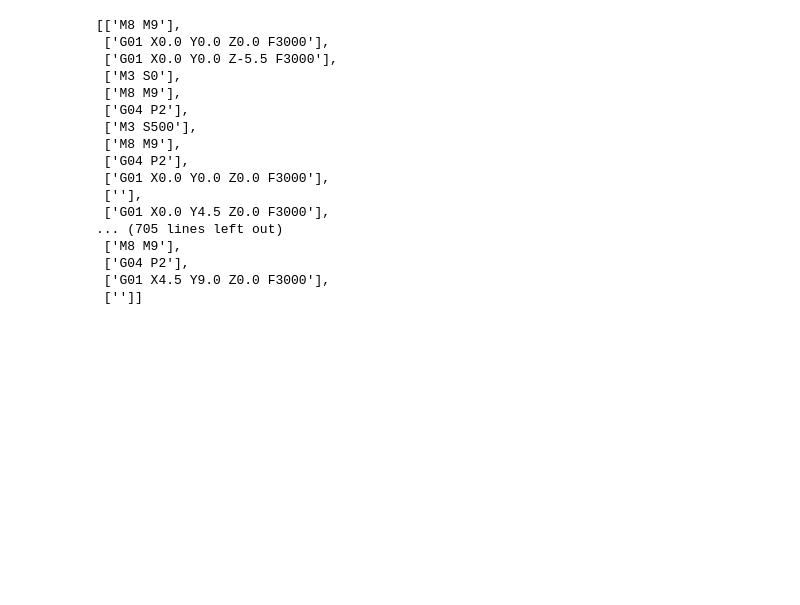
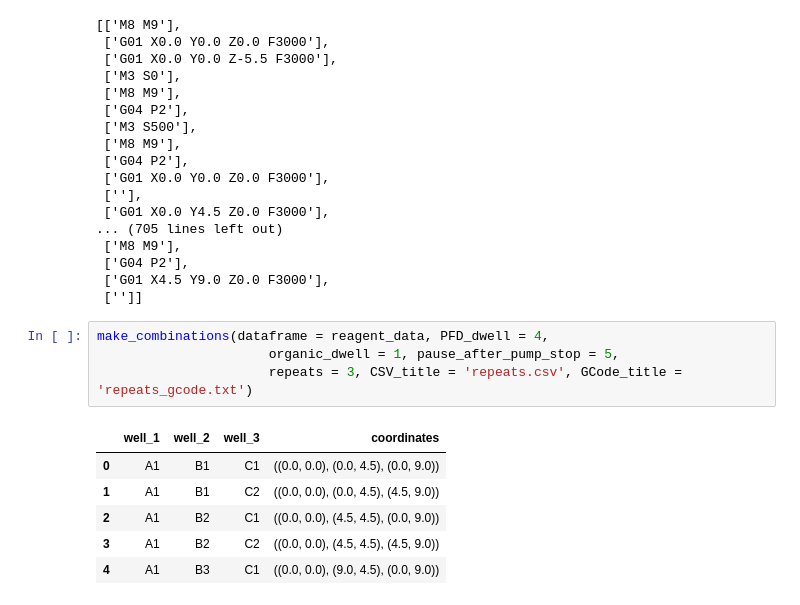
Before and after one commit to Alanwortman98/Droplet-Microfluidics, a Jupyter notebook: GCode Writer (4-7-23).ipynb, the cells around one changed output. Saved outputs shown, nothing was run; the diff lists cells and outputs as text; blank space fills up the shorter version.

```diff
--- a/GCode Writer (4-7-23).ipynb
+++ b/GCode Writer (4-7-23).ipynb
@@ -227,3 +229,14 @@ code_lines
  ['G04 P2'],
  ['G01 X4.5 Y9.0 Z0.0 F3000'],
  ['']]
+# %%
+make_combinations(dataframe = reagent_data, PFD_dwell = 4,
+                      organic_dwell = 1, pause_after_pump_stop = 5,
+                      repeats = 3, CSV_title = 'repeats.csv', GCode_title = 'repeats_gcode.txt')
+# %% [output]
+|  | well_1 | well_2 | well_3 | coordinates |
+| 0 | A1 | B1 | C1 | ((0.0, 0.0), (0.0, 4.5), (0.0, 9.0)) |
+| 1 | A1 | B1 | C2 | ((0.0, 0.0), (0.0, 4.5), (4.5, 9.0)) |
+| 2 | A1 | B2 | C1 | ((0.0, 0.0), (4.5, 4.5), (0.0, 9.0)) |
+| 3 | A1 | B2 | C2 | ((0.0, 0.0), (4.5, 4.5), (4.5, 9.0)) |
+| 4 | A1 | B3 | C1 | ((0.0, 0.0), (9.0, 4.5), (0.0, 9.0)) |
```
Also changed, not shown: parts of 1 cell of this notebook.
